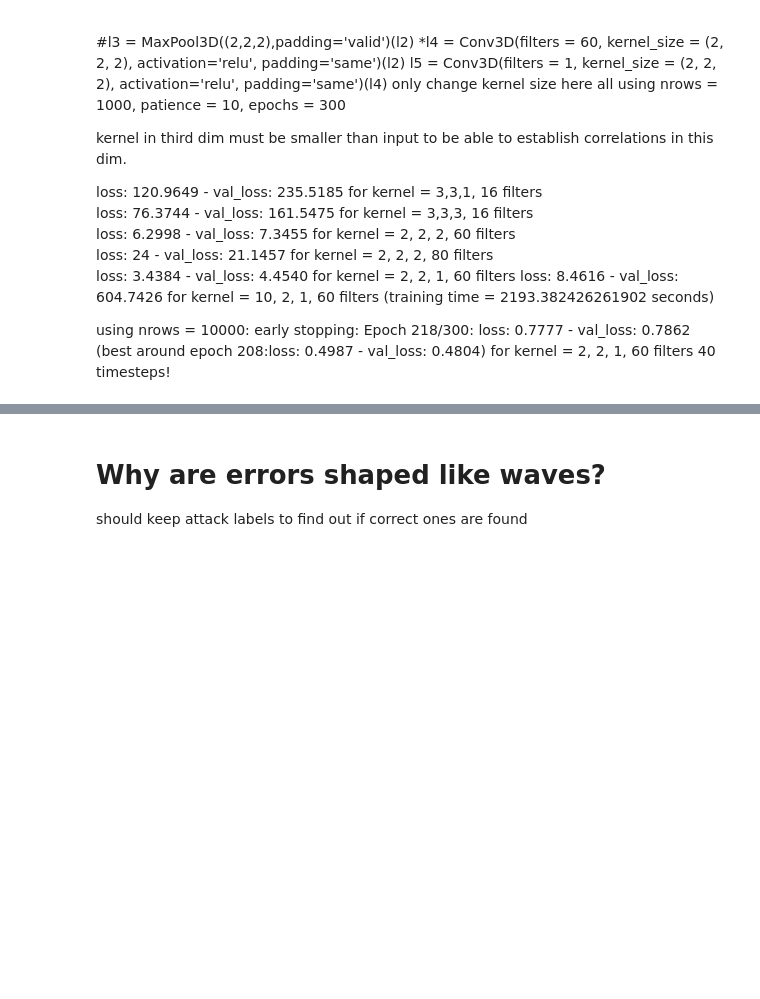
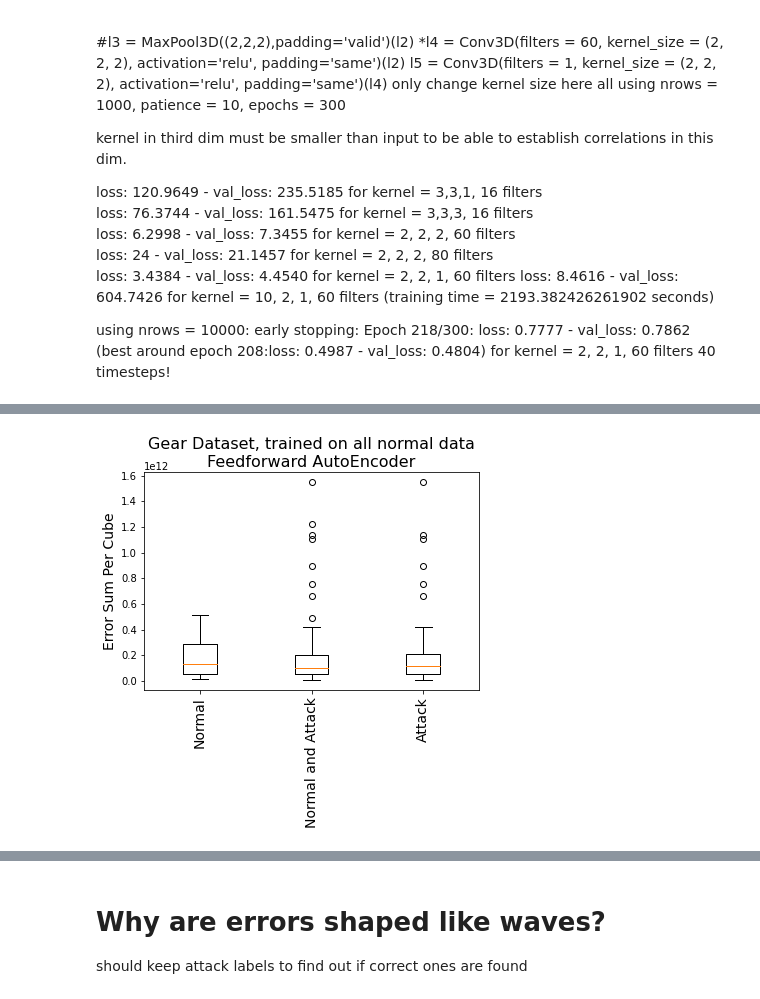
Before and after one commit to ellensanden/MLAnomalyDetection, a Jupyter notebook: test_stuff/cnn.ipynb, the cells around one changed output, grey strips where cells are left out. Cells and saved outputs as stored; diff of their text form; code cells hidden in the pictures; blank space fills up the shorter version.

```diff
--- a/test_stuff/cnn.ipynb
+++ b/test_stuff/cnn.ipynb
@@ -213,0 +182,92 @@ print(attack_errors)
+# %%
+#model =  keras.models.load_model('CNN_LSTM_monday')
+# test with attack included
+CNN = model
+from matplotlib import pyplot as plt
+
+if type == 'timeDist_cnn':
+    attack_cubes = xA[attack_samples,:,:,:,:]
+
+if type == 'cnn_lstm':
+    attack_cubes = xA[attack_samples,:,:,:]
+
+yHat_normal = CNN.predict(x_test) # only normal packets
+normal_errors = x_test-yHat_normal
+print(yHat_normal.shape)
+normal_errors = normal_errors.flatten()
+normal_errors = np.abs(normal_errors)
+normal_errors = np.mean(normal_errors)
+print(f'normal: {normal_errors}')
+
+
+yHat_attack = CNN.predict(xA) # normal and attack packets
+attack_errors = xA-yHat_attack
+print(yHat_attack.shape)
+attack_errors = attack_errors.flatten()
+attack_errors = np.abs(attack_errors)
+attack_errors = np.mean(attack_errors)
+print(f'normal and attack: {attack_errors}')
+
+yHat_true_attack = CNN.predict(attack_cubes) # only attack packets
+true_attack_errors = attack_cubes-yHat_true_attack
+print(yHat_true_attack.shape)
+true_attack_errors = true_attack_errors.flatten()
+true_attack_errors = np.abs(true_attack_errors)
+true_attack_errors = np.mean(true_attack_errors)
+print(f'only attack: {true_attack_errors}')
+
+
+# get average for each sample cube
+normal_errors = x_test-yHat_normal
+
+if type == 'timeDist_cnn':
+    normal_errors = normal_errors.reshape(normal_errors.shape[0],normal_errors.shape[1]*normal_errors.shape[2]*normal_errors.shape[3]*normal_errors.shape[4])
+
+if type == 'cnn_lstm':
+    normal_errors = normal_errors.reshape(normal_errors.shape[0],normal_errors.shape[1]*normal_errors.shape[2]*normal_errors.shape[3])
+
+normal_errors = np.abs(normal_errors)
+normal_errors = np.sum(normal_errors,axis=1)
+#normal_errors = normal_errors/normal_errors.shape[0]
+print(normal_errors.shape)
+
+attack_errors = xA-yHat_attack
+if type == 'timeDist_cnn':
+    attack_errors = attack_errors.reshape(attack_errors.shape[0],attack_errors.shape[1]*attack_errors.shape[2]*attack_errors.shape[3]*attack_errors.shape[4])
+
+if type == 'cnn_lstm':
+    attack_errors = attack_errors.reshape(attack_errors.shape[0],attack_errors.shape[1]*attack_errors.shape[2]*attack_errors.shape[3])
+
+attack_errors = np.abs(attack_errors)
+attack_errors = np.sum(attack_errors,axis=1)
+#attack_errors = attack_errors/attack_errors.shape[0]
+print(attack_errors.shape)
+
+true_attack_errors = attack_cubes-yHat_true_attack
+if type == 'timeDist_cnn':
+    true_attack_errors = true_attack_errors.reshape(true_attack_errors.shape[0],true_attack_errors.shape[1]*true_attack_errors.shape[2]*true_attack_errors.shape[3] *true_attack_errors.shape[4])
+
+if type == 'cnn_lstm':
+    true_attack_errors = true_attack_errors.reshape(true_attack_errors.shape[0],true_attack_errors.shape[1]*true_attack_errors.shape[2]*true_attack_errors.shape[3])
+
+true_attack_errors = np.abs(true_attack_errors)
+true_attack_errors = np.sum(true_attack_errors,axis=1)
+#attack_errors = attack_errors/attack_errors.shape[0]
+print(true_attack_errors.shape)
+
+plt.figure()
+plt.boxplot([normal_errors, attack_errors,true_attack_errors])
+plt.xticks([1,2,3], ['Normal','Normal and Attack','Attack'], rotation='vertical', fontsize=14)
+plt.ylabel('Error Sum Per Cube', fontsize=14)
+plt.title('Gear Dataset, trained on all normal data\nFeedforward AutoEncoder', fontsize=16)
+
+maxNormal = np.max(normal_errors) + 0.01*np.max(normal_errors)
+minAttack = np.min(true_attack_errors) - 0.01*np.max(normal_errors)
+
+plt.figure()
+#plt.scatter(np.arange(len(attack_errors)),attack_errors,c='y')
+plt.scatter(np.arange(len(normal_errors)), normal_errors,c='b')
+plt.scatter(np.arange(len(true_attack_errors)), true_attack_errors,c='r')
+plt.axhline(y=maxNormal, color='k', linestyle='-')
+plt.axhline(y=minAttack, color='k', linestyle='--')
+# %% [output]
@@ -213,0 +284 @@ print(attack_errors)
+[figure, added]
```
Also changed, not shown: parts of 14 cells of this notebook, 6 other files.
